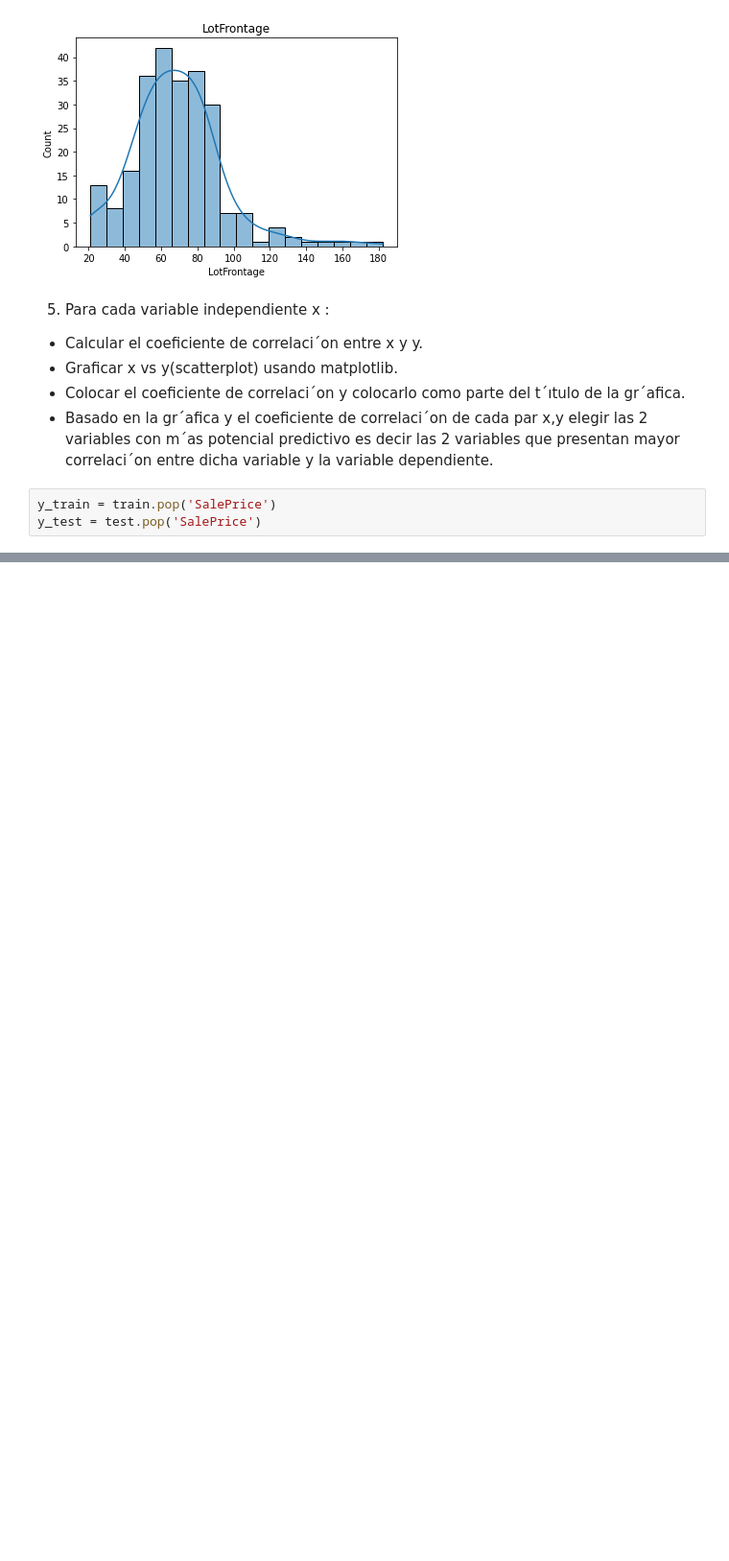
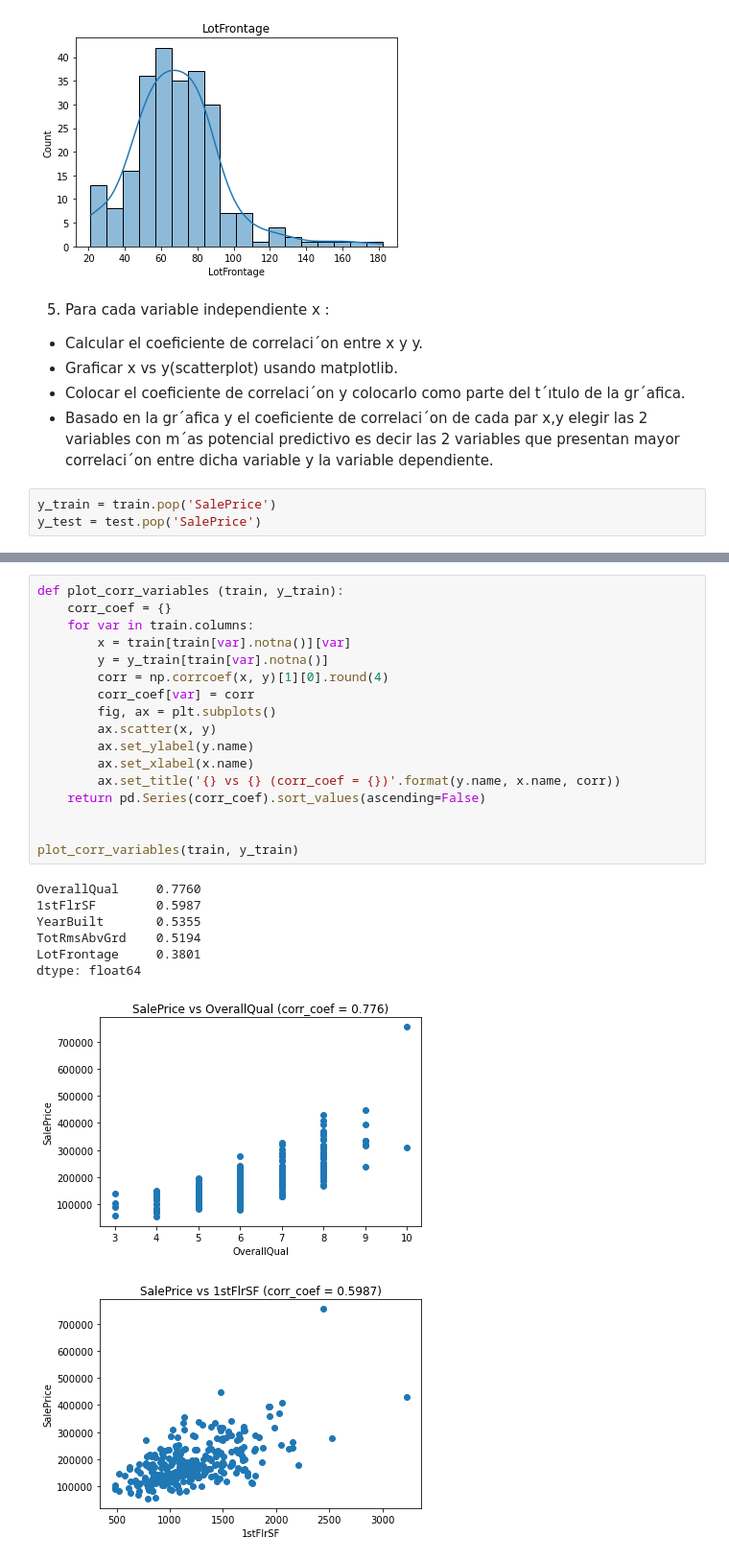
Before and after one commit to JuanjoDC/data-science-python-galileo, a Jupyter notebook: 1. Proyecto - Regresion a pie.ipynb, the cells around one changed output, grey strips where cells are left out. Shown at 96% size. Cells and saved outputs as stored; diff of their text form; blank space fills up the shorter version.

```diff
--- a/1. Proyecto - Regresion a pie.ipynb
+++ b/1. Proyecto - Regresion a pie.ipynb
@@ -95,0 +101,26 @@ y_test = test.pop('SalePrice')
+# %%
+def plot_corr_variables (train, y_train):
+    corr_coef = {}
+    for var in train.columns:
+        x = train[train[var].notna()][var]
+        y = y_train[train[var].notna()]
+        corr = np.corrcoef(x, y)[1][0].round(4)
+        corr_coef[var] = corr
+        fig, ax = plt.subplots()
+        ax.scatter(x, y)
+        ax.set_ylabel(y.name)
+        ax.set_xlabel(x.name)
+        ax.set_title('{} vs {} (corr_coef = {})'.format(y.name, x.name, corr))
+    return pd.Series(corr_coef).sort_values(ascending=False)
+
+
+plot_corr_variables(train, y_train)
+# %% [output]
+OverallQual     0.7760
+1stFlrSF        0.5987
+YearBuilt       0.5355
+TotRmsAbvGrd    0.5194
+LotFrontage     0.3801
+dtype: float64
+[figure, added]
+[figure, added]
```
Also changed, not shown: parts of 8 cells of this notebook.
